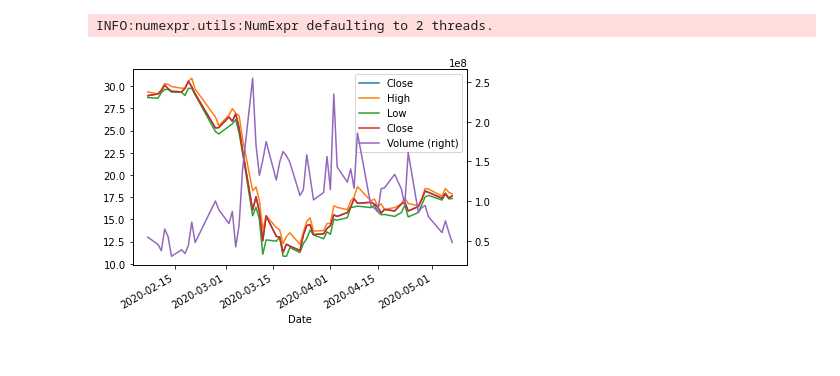
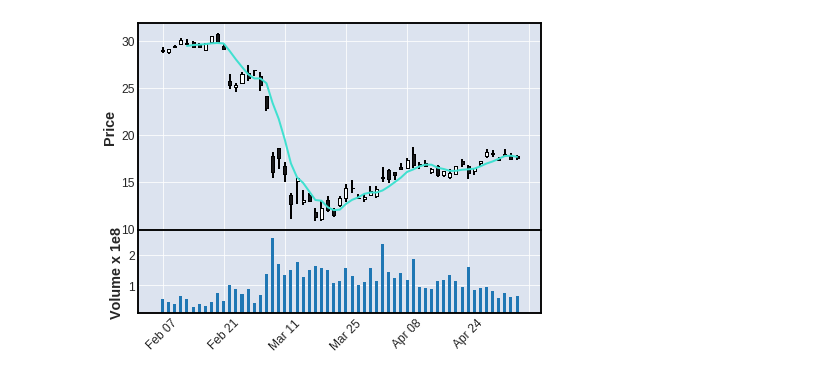
Before and after one commit to JairoRotava/lindolfo, a Jupyter notebook: Teste colab.ipynb, the cells around one changed output. Cells and saved outputs as stored; diff of their text form; code cells hidden in the pictures.

```diff
--- a/Teste colab.ipynb
+++ b/Teste colab.ipynb
@@ -74,17 +75,17 @@ display(opcoes_ordenadas_lucro[:10])
 # %%
 # Aqui usa o yahoo finance para pegar historico da acao. Utiliza versao modificada
 # (no git) pois a original da pau com algumas acoes brasileiras
 
 # O ticker precisa de + .SA para funcionar - representa bovespa
 ticker = yf.Ticker( papel_acao + '.SA')
 # valid periods: 1d,5d,1mo,3mo,6mo,1y,2y,5y,10y,ytd,max
 hist = ticker.history(period='3mo')
 
 # Mostra grafico
-ax = plt.gca()
-hist.plot(y=['Close', 'High', 'Low', 'Close'], ax=ax)
-hist.plot(secondary_y=True, y='Volume', ax=ax)
-plt.show()
+#ax = plt.gca()
+##hist.plot(y=['Open', 'High', 'Low', 'Close'], ax=ax)
+#hist.plot(secondary_y=True, y='Volume', ax=ax)
+#plt.show()
+mpf.plot(hist, type ='candle', mav=5, volume=True)
 # %% [output]
-INFO:numexpr.utils:NumExpr defaulting to 2 threads.
-[figure, old version]
+[figure, new version]
```
Also changed, not shown: parts of 2 cells of this notebook.
